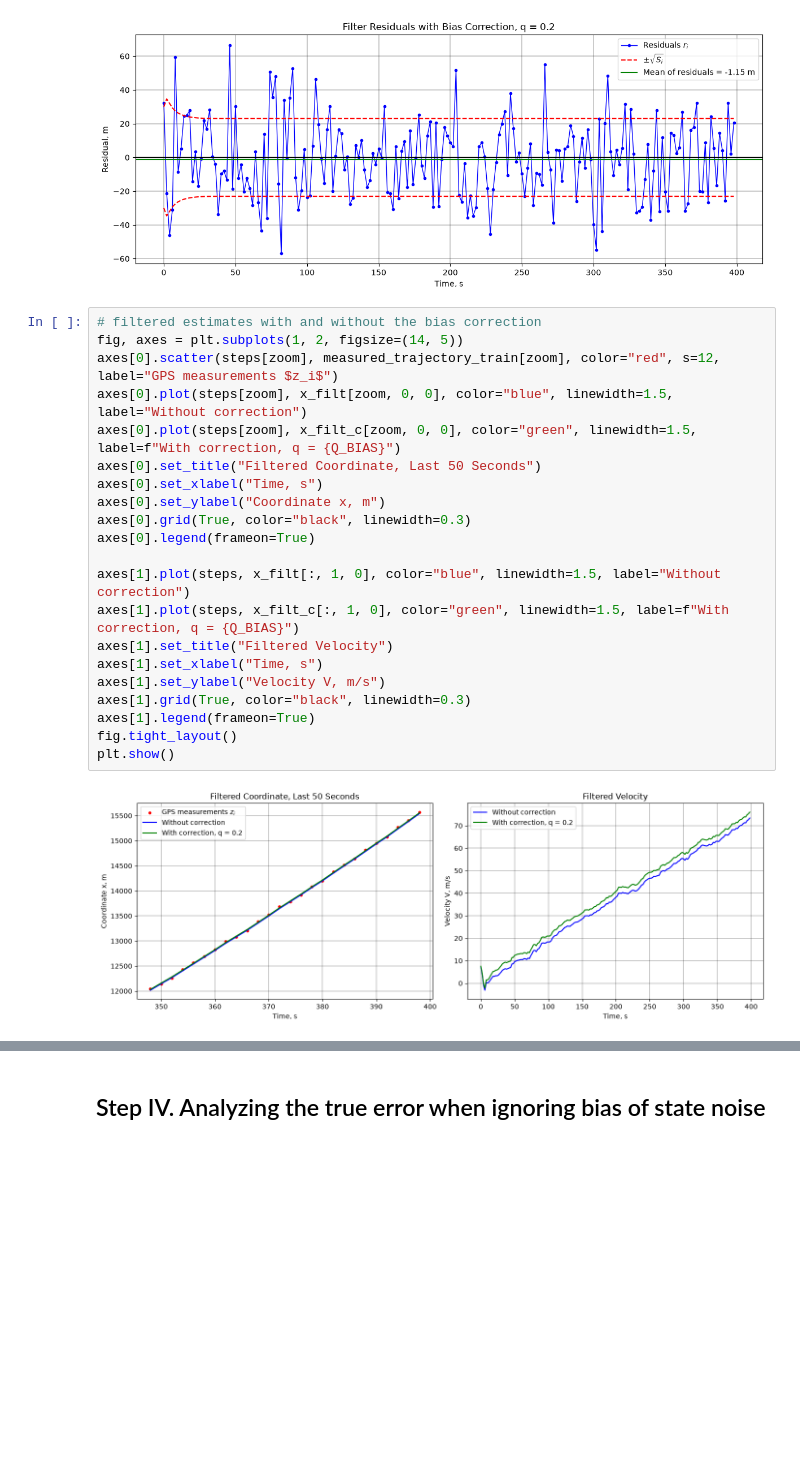
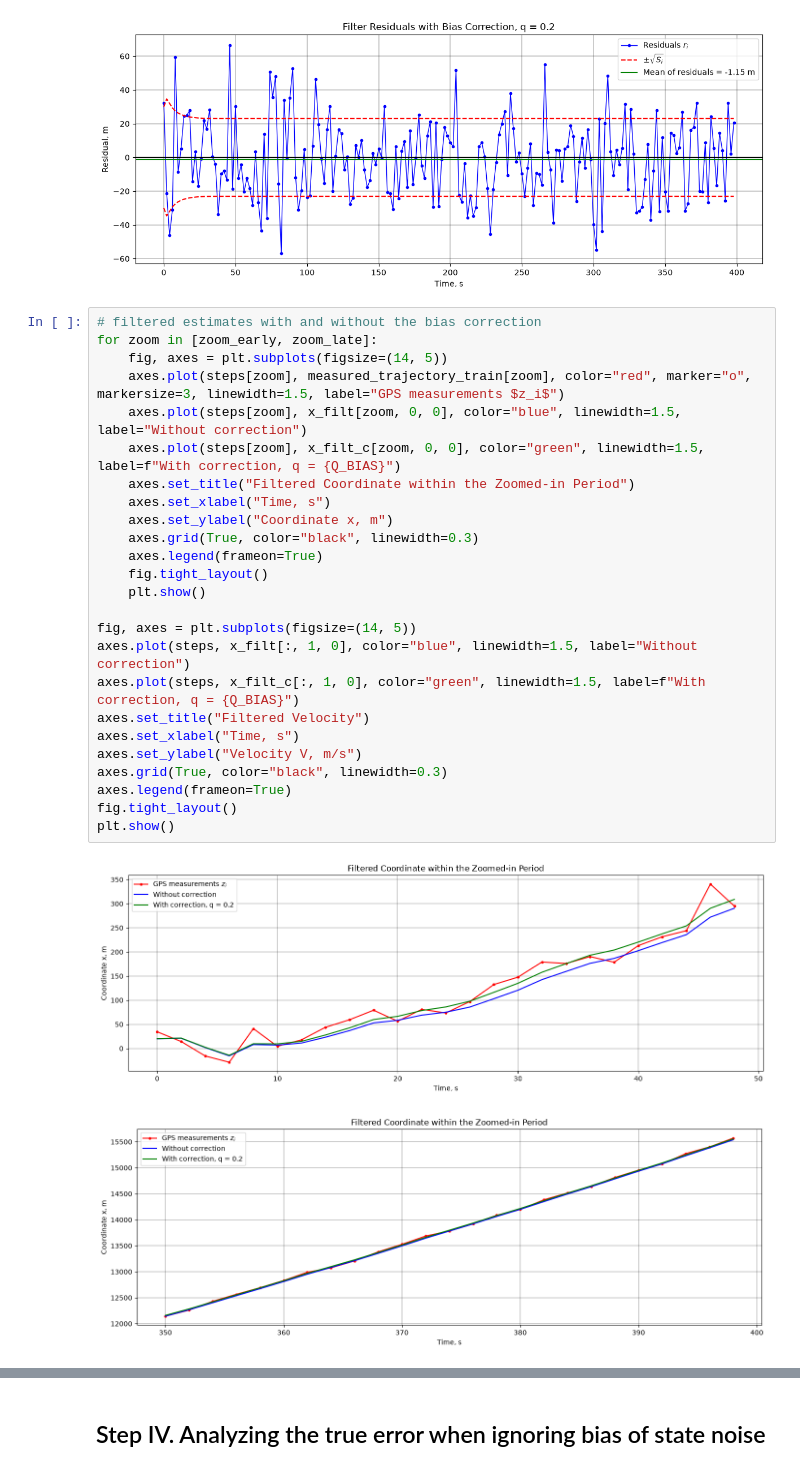
Before and after one commit to VladZg/Experimental-data-processing, a Jupyter notebook: task7/assignment7.ipynb, the cells around one changed output, grey strips where cells are left out. Drawn from its saved outputs; the diff is of its cells as text; blank space fills up the shorter version.

```diff
--- a/task7/assignment7.ipynb
+++ b/task7/assignment7.ipynb
@@ -179,24 +216,29 @@ Residuals inside ±sqrt(S_i): 66.5% (without correction: 51.5%)
 [figure]
 # %%
 # filtered estimates with and without the bias correction
-fig, axes = plt.subplots(1, 2, figsize=(14, 5))
-axes[0].scatter(steps[zoom], measured_trajectory_train[zoom], color="red", s=12, label="GPS measurements $z_i$")
-axes[0].plot(steps[zoom], x_filt[zoom, 0, 0], color="blue", linewidth=1.5, label="Without correction")
-axes[0].plot(steps[zoom], x_filt_c[zoom, 0, 0], color="green", linewidth=1.5, label=f"With correction, q = {Q_BIAS}")
-axes[0].set_title("Filtered Coordinate, Last 50 Seconds")
-axes[0].set_xlabel("Time, s")
-axes[0].set_ylabel("Coordinate x, m")
-axes[0].grid(True, color="black", linewidth=0.3)
-axes[0].legend(frameon=True)
+for zoom in [zoom_early, zoom_late]:
+    fig, axes = plt.subplots(figsize=(14, 5))
+    axes.plot(steps[zoom], measured_trajectory_train[zoom], color="red", marker="o", markersize=3, linewidth=1.5, label="GPS measurements $z_i$")
+    axes.plot(steps[zoom], x_filt[zoom, 0, 0], color="blue", linewidth=1.5, label="Without correction")
+    axes.plot(steps[zoom], x_filt_c[zoom, 0, 0], color="green", linewidth=1.5, label=f"With correction, q = {Q_BIAS}")
+    axes.set_title("Filtered Coordinate within the Zoomed-in Period")
+    axes.set_xlabel("Time, s")
+    axes.set_ylabel("Coordinate x, m")
+    axes.grid(True, color="black", linewidth=0.3)
+    axes.legend(frameon=True)
+    fig.tight_layout()
+    plt.show()
 
-axes[1].plot(steps, x_filt[:, 1, 0], color="blue", linewidth=1.5, label="Without correction")
-axes[1].plot(steps, x_filt_c[:, 1, 0], color="green", linewidth=1.5, label=f"With correction, q = {Q_BIAS}")
-axes[1].set_title("Filtered Velocity")
-axes[1].set_xlabel("Time, s")
-axes[1].set_ylabel("Velocity V, m/s")
-axes[1].grid(True, color="black", linewidth=0.3)
-axes[1].legend(frameon=True)
+fig, axes = plt.subplots(figsize=(14, 5))
+axes.plot(steps, x_filt[:, 1, 0], color="blue", linewidth=1.5, label="Without correction")
+axes.plot(steps, x_filt_c[:, 1, 0], color="green", linewidth=1.5, label=f"With correction, q = {Q_BIAS}")
+axes.set_title("Filtered Velocity")
+axes.set_xlabel("Time, s")
+axes.set_ylabel("Velocity V, m/s")
+axes.grid(True, color="black", linewidth=0.3)
+axes.legend(frameon=True)
 fig.tight_layout()
 plt.show()
 # %% [output]
-[figure, old version]
+[figure, new version]
+[figure, added]
```
Also changed, not shown: parts of 3 cells of this notebook.
